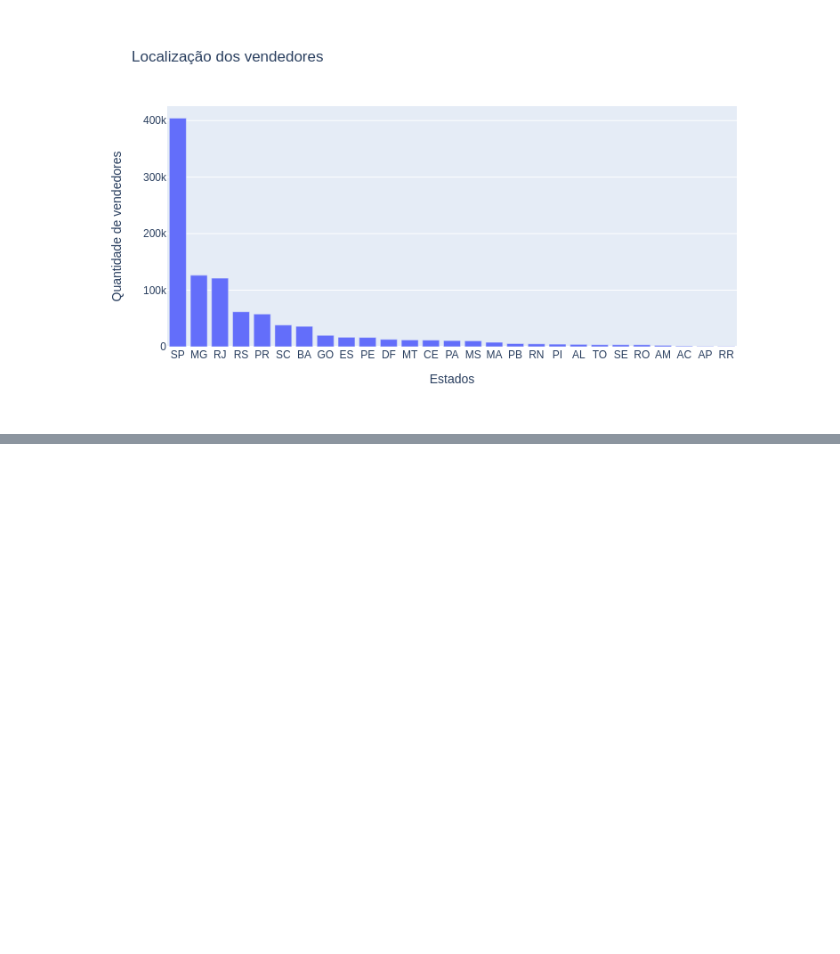
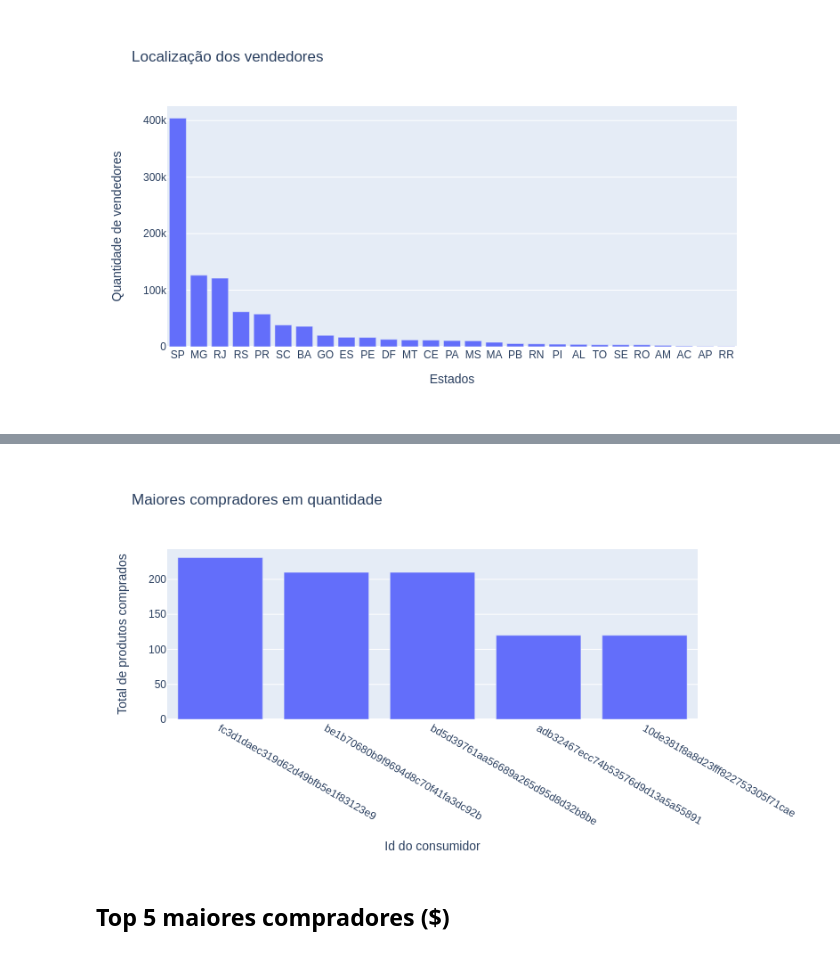
Before and after one commit to Lucas-Buk/Introducao-Ciencia-de-Dados, a Jupyter notebook: Aula_1_Exploração_Olist.ipynb, the cells around one changed output, grey strips where cells are left out. Saved outputs shown, nothing was run; the diff lists cells and outputs as text; code cells hidden in the pictures; blank space fills up the shorter version.

```diff
--- a/Aula_1_Exploração_Olist.ipynb
+++ b/Aula_1_Exploração_Olist.ipynb
@@ -908,0 +1111,3 @@ gitly.show(fig)
+# %%
+df_left = df_compras_dt[['order_id', 'customer_id']]
+df_left.head(3)
@@ -908,0 +1119,3 @@ gitly.show(fig)
+# %%
+df_right = df_compra_itens[['order_id', 'order_item_id']]
+df_right.head(3)
@@ -908,0 +1127,3 @@ gitly.show(fig)
+# %%
+df_top5_compradores_qtd = df_left.merge(df_right, how='left', on='order_id')
+df_top5_compradores_qtd.head(3)
@@ -908,0 +1135,4 @@ gitly.show(fig)
+# %%
+df_res = df_top5_compradores_qtd[['customer_id', 'order_item_id']].groupby(by='customer_id').sum()
+df_res = df_res.sort_values(by = 'order_item_id', ascending=False).head(5)
+df_res
@@ -908,0 +1147,7 @@ gitly.show(fig)
+# %%
+fig = px.bar(df_res, y = 'order_item_id', title='Maiores compradores em quantidade', labels={'order_item_id':'Total de produtos comprados','customer_id':'Id do consumidor'})
+gitly.show(fig)
+# %% [output]
+[figure, added]
+# %% [markdown]
+## Top 5 maiores compradores ($)
```
Also changed, not shown: parts of 76 cells of this notebook.
